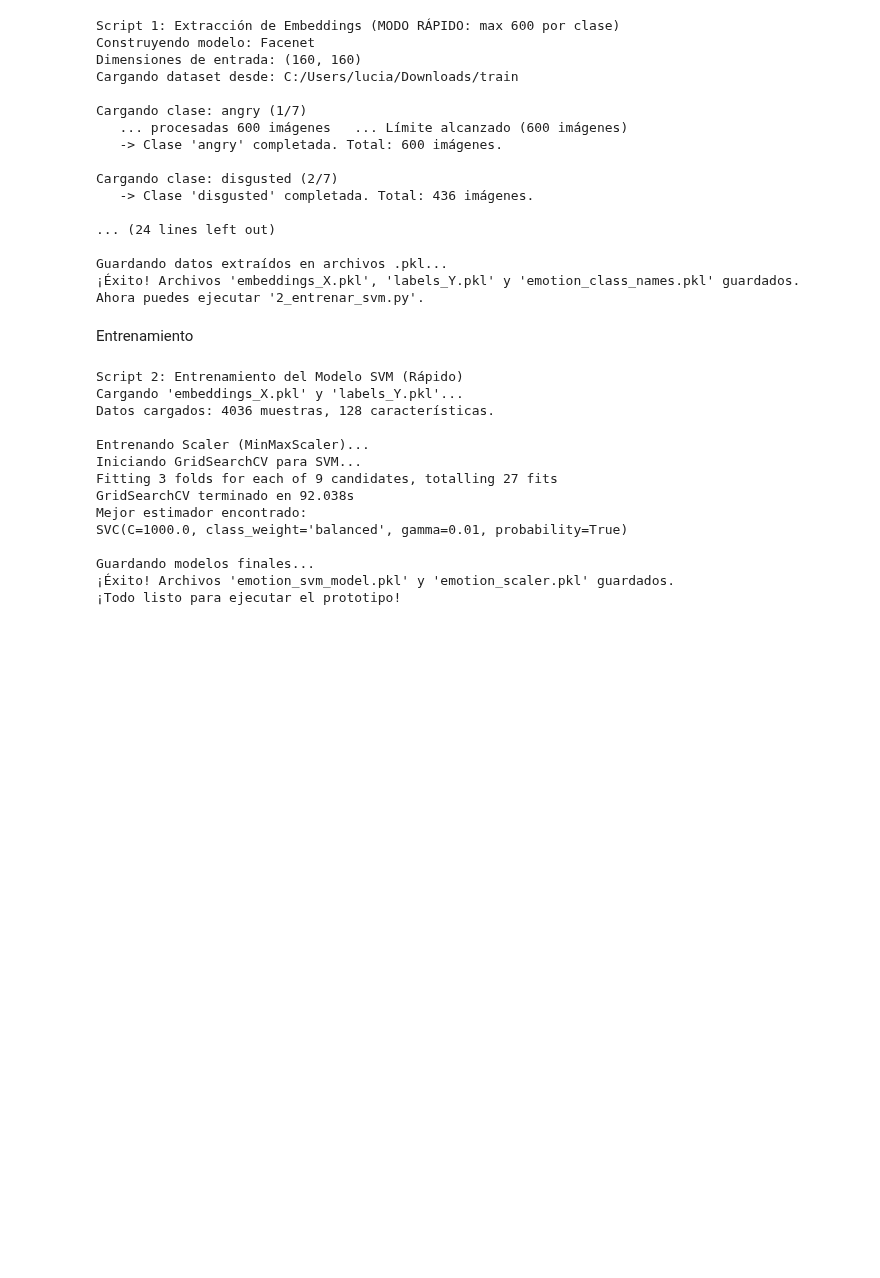
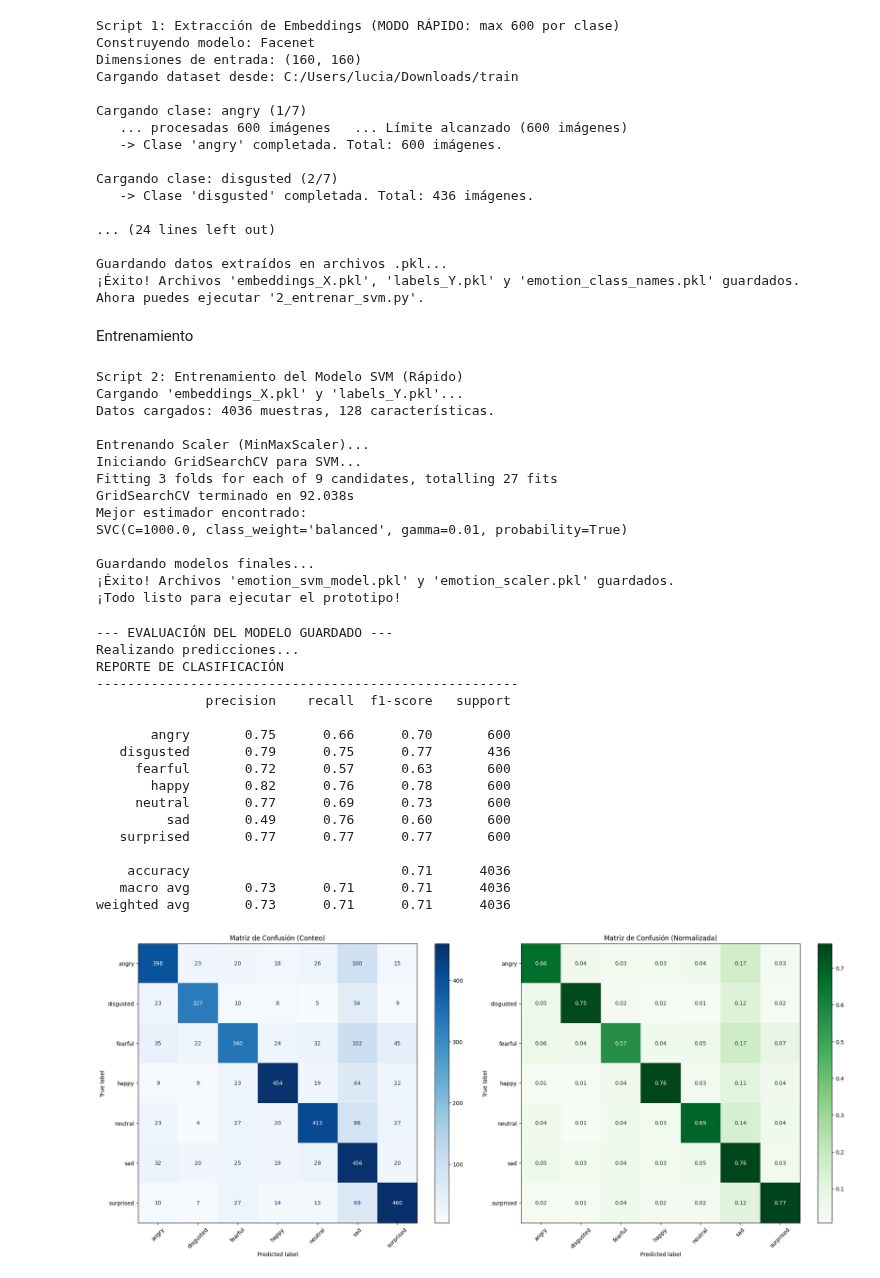
Before and after one commit to duniasr/VC, a Jupyter notebook: P5/practica5.ipynb, the cells around one changed output. Drawn from its saved outputs; the diff is of its cells as text; code cells hidden in the pictures; blank space fills up the shorter version.

Commit message:
Fin readme e img matriz

```diff
--- a/P5/practica5.ipynb
+++ b/P5/practica5.ipynb
@@ -229,3 +229,66 @@ SVC(C=1000.0, class_weight='balanced', gamma=0.01, probability=True)
 Guardando modelos finales...
 ¡Éxito! Archivos 'emotion_svm_model.pkl' y 'emotion_scaler.pkl' guardados.
 ¡Todo listo para ejecutar el prototipo!
+# %%
+import matplotlib.pyplot as plt
+# Quitamos seaborn y usamos solo sklearn
+from sklearn.metrics import classification_report, confusion_matrix, ConfusionMatrixDisplay
+
+print("--- EVALUACIÓN DEL MODELO GUARDADO ---")
+
+# Escala los datos
+X_scaled = scaler.transform(X)
+
+# Hacer predicciones, determinando a que clase pertenece cada vector
+print("Realizando predicciones...")
+y_pred = model.predict(X_scaled)
+
+# Mostrar Reporte de Clasificación
+print("REPORTE DE CLASIFICACIÓN")
+print("------------------------------------------------------")
+# Compaara Y con y_pred
+print(classification_report(Y, y_pred, target_names=class_names))
+
+# Generación de Matrices
+# Matriz de Conteo
+cm_counts = confusion_matrix(Y, y_pred)
+# Matriz Normalizada
+cm_norm = confusion_matrix(Y, y_pred, normalize='true')
+
+# Visualización: Dos gráficas lado a lado
+fig, axes = plt.subplots(1, 2, figsize=(20, 8))
+
+# --- Gráfica 1: Conteo Absoluto ---
+disp_counts = ConfusionMatrixDisplay(confusion_matrix=cm_counts, display_labels=class_names)
+disp_counts.plot(cmap=plt.cm.Blues, values_format='d', ax=axes[0])
+axes[0].set_title("Matriz de Confusión (Conteo)")
+axes[0].tick_params(axis='x', rotation=45)
+
+# --- Gráfica 2: Porcentajes (Normalizada) ---
+disp_norm = ConfusionMatrixDisplay(confusion_matrix=cm_norm, display_labels=class_names)
+# values_format='.2f' muestra 2 decimales (ej: 0.85)
+disp_norm.plot(cmap=plt.cm.Greens, values_format='.2f', ax=axes[1])
+axes[1].set_title("Matriz de Confusión (Normalizada)")
+axes[1].tick_params(axis='x', rotation=45)
+
+plt.tight_layout()
+plt.show()
+# %% [output]
+--- EVALUACIÓN DEL MODELO GUARDADO ---
+Realizando predicciones...
+REPORTE DE CLASIFICACIÓN
+------------------------------------------------------
+              precision    recall  f1-score   support
+
+       angry       0.75      0.66      0.70       600
+   disgusted       0.79      0.75      0.77       436
+     fearful       0.72      0.57      0.63       600
+       happy       0.82      0.76      0.78       600
+     neutral       0.77      0.69      0.73       600
+         sad       0.49      0.76      0.60       600
+   surprised       0.77      0.77      0.77       600
+
+    accuracy                           0.71      4036
+   macro avg       0.73      0.71      0.71      4036
+weighted avg       0.73      0.71      0.71      4036
+[figure, added]
```
Also changed, not shown: 3 other files.
